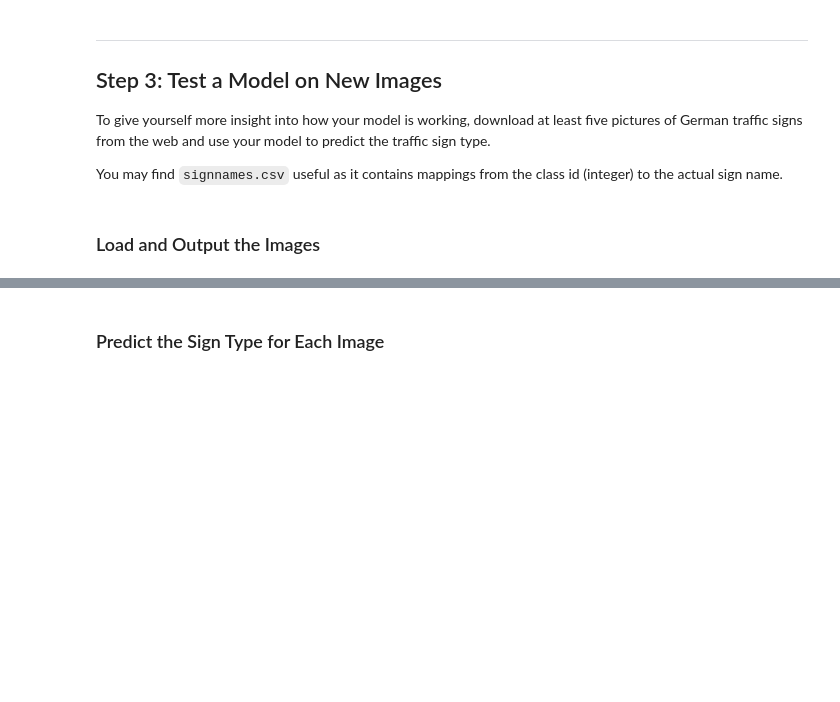
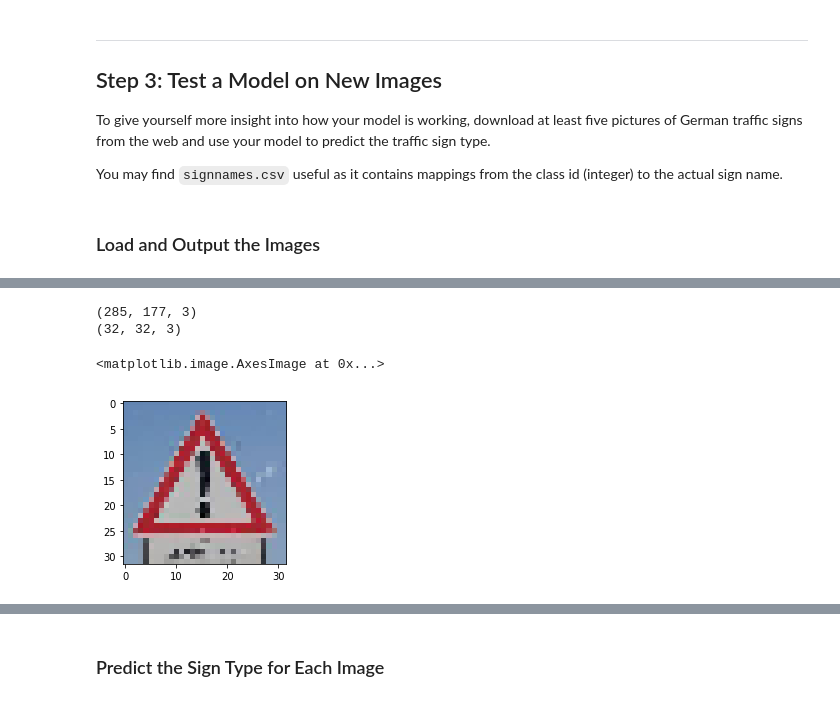
Before and after one commit to xingliuUT/CarND-Traffic-Sign-Classifier-Project, a Jupyter notebook: Traffic_Sign_Classifier.ipynb, the cells around one changed output, grey strips where cells are left out. Drawn from its saved outputs; the diff is of its cells as text; code cells hidden in the pictures; blank space fills up the shorter version.

```diff
--- a/Traffic_Sign_Classifier.ipynb
+++ b/Traffic_Sign_Classifier.ipynb
@@ -671,2 +674,17 @@ print(imgTest01.shape)
+# %%
+index = '16'
+img = cv2.imread('./newImg/newImg' + str(index))
+img = cv2.cvtColor(img, cv2.COLOR_BGR2RGB)
+print(img.shape)
+crop_img = img[40:190,20:170,:]
+img  = cv2.resize(crop_img, (32, 32))
+print(img.shape)
+cv2.imwrite('./newImg/newTest' + index + '.png', cv2.cvtColor(img, cv2.COLOR_RGB2BGR))
+plt.imshow(img)
+# %% [output]
+(285, 177, 3)
+(32, 32, 3)
+<matplotlib.image.AxesImage at 0x...>
+[figure, added]
 # %%
 # load processed images
```
Also changed, not shown: parts of 11 cells of this notebook.
